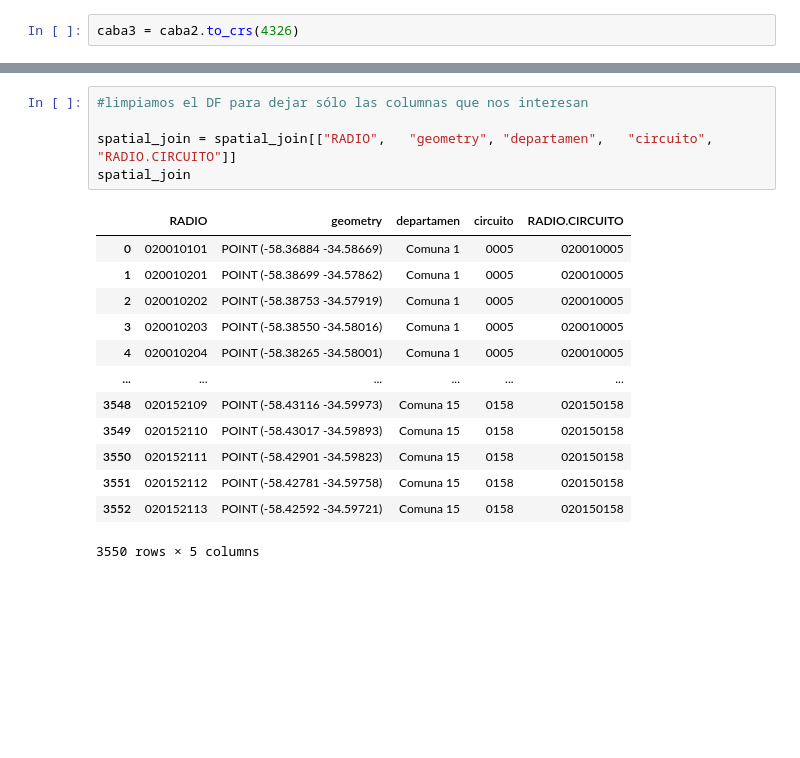
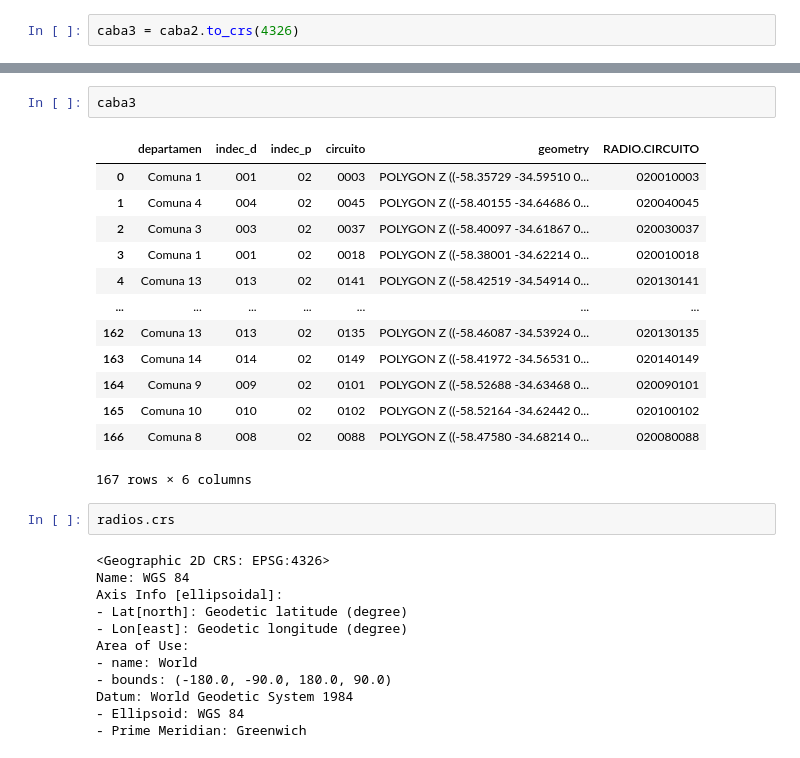
Before and after one commit to JocMB/MET4OP---Trabajo-Final, a Jupyter notebook: RadioCircuito.ipynb, the cells around one changed output, grey strips where cells are left out. Cells and saved outputs as stored; diff of their text form; blank space fills up the shorter version.

```diff
--- a/RadioCircuito.ipynb
+++ b/RadioCircuito.ipynb
@@ -236,19 +190,30 @@ spatial_join
-# %%
-#limpiamos el DF para dejar sólo las columnas que nos interesan
-
-spatial_join = spatial_join[["RADIO",	"geometry",	"departamen",	"circuito",	"RADIO.CIRCUITO"]]
-spatial_join
-# %% [output]
-|  | RADIO | geometry | departamen | circuito | RADIO.CIRCUITO |
-| 0 | 020010101 | POINT (-58.36884 -34.58669) | Comuna 1 | 0005 | 020010005 |
-| 1 | 020010201 | POINT (-58.38699 -34.57862) | Comuna 1 | 0005 | 020010005 |
-| 2 | 020010202 | POINT (-58.38753 -34.57919) | Comuna 1 | 0005 | 020010005 |
-| 3 | 020010203 | POINT (-58.38550 -34.58016) | Comuna 1 | 0005 | 020010005 |
-| 4 | 020010204 | POINT (-58.38265 -34.58001) | Comuna 1 | 0005 | 020010005 |
-| ... | ... | ... | ... | ... | ... |
-| 3548 | 020152109 | POINT (-58.43116 -34.59973) | Comuna 15 | 0158 | 020150158 |
-| 3549 | 020152110 | POINT (-58.43017 -34.59893) | Comuna 15 | 0158 | 020150158 |
-| 3550 | 020152111 | POINT (-58.42901 -34.59823) | Comuna 15 | 0158 | 020150158 |
-| 3551 | 020152112 | POINT (-58.42781 -34.59758) | Comuna 15 | 0158 | 020150158 |
-| 3552 | 020152113 | POINT (-58.42592 -34.59721) | Comuna 15 | 0158 | 020150158 |
-3550 rows × 5 columns
+# %%
+caba3
+# %% [output]
+|  | departamen | indec_d | indec_p | circuito | geometry | RADIO.CIRCUITO |
+| 0 | Comuna 1 | 001 | 02 | 0003 | POLYGON Z ((-58.35729 -34.59510 0... | 020010003 |
+| 1 | Comuna 4 | 004 | 02 | 0045 | POLYGON Z ((-58.40155 -34.64686 0... | 020040045 |
+| 2 | Comuna 3 | 003 | 02 | 0037 | POLYGON Z ((-58.40097 -34.61867 0... | 020030037 |
+| 3 | Comuna 1 | 001 | 02 | 0018 | POLYGON Z ((-58.38001 -34.62214 0... | 020010018 |
+| 4 | Comuna 13 | 013 | 02 | 0141 | POLYGON Z ((-58.42519 -34.54914 0... | 020130141 |
+| ... | ... | ... | ... | ... | ... | ... |
+| 162 | Comuna 13 | 013 | 02 | 0135 | POLYGON Z ((-58.46087 -34.53924 0... | 020130135 |
+| 163 | Comuna 14 | 014 | 02 | 0149 | POLYGON Z ((-58.41972 -34.56531 0... | 020140149 |
+| 164 | Comuna 9 | 009 | 02 | 0101 | POLYGON Z ((-58.52688 -34.63468 0... | 020090101 |
+| 165 | Comuna 10 | 010 | 02 | 0102 | POLYGON Z ((-58.52164 -34.62442 0... | 020100102 |
+| 166 | Comuna 8 | 008 | 02 | 0088 | POLYGON Z ((-58.47580 -34.68214 0... | 020080088 |
+167 rows × 6 columns
+# %%
+radios.crs
+# %% [output]
+<Geographic 2D CRS: EPSG:4326>
+Name: WGS 84
+Axis Info [ellipsoidal]:
+- Lat[north]: Geodetic latitude (degree)
+- Lon[east]: Geodetic longitude (degree)
+Area of Use:
+- name: World
+- bounds: (-180.0, -90.0, 180.0, 90.0)
+Datum: World Geodetic System 1984
+- Ellipsoid: WGS 84
+- Prime Meridian: Greenwich
```
Also changed, not shown: parts of 14 cells of this notebook.
